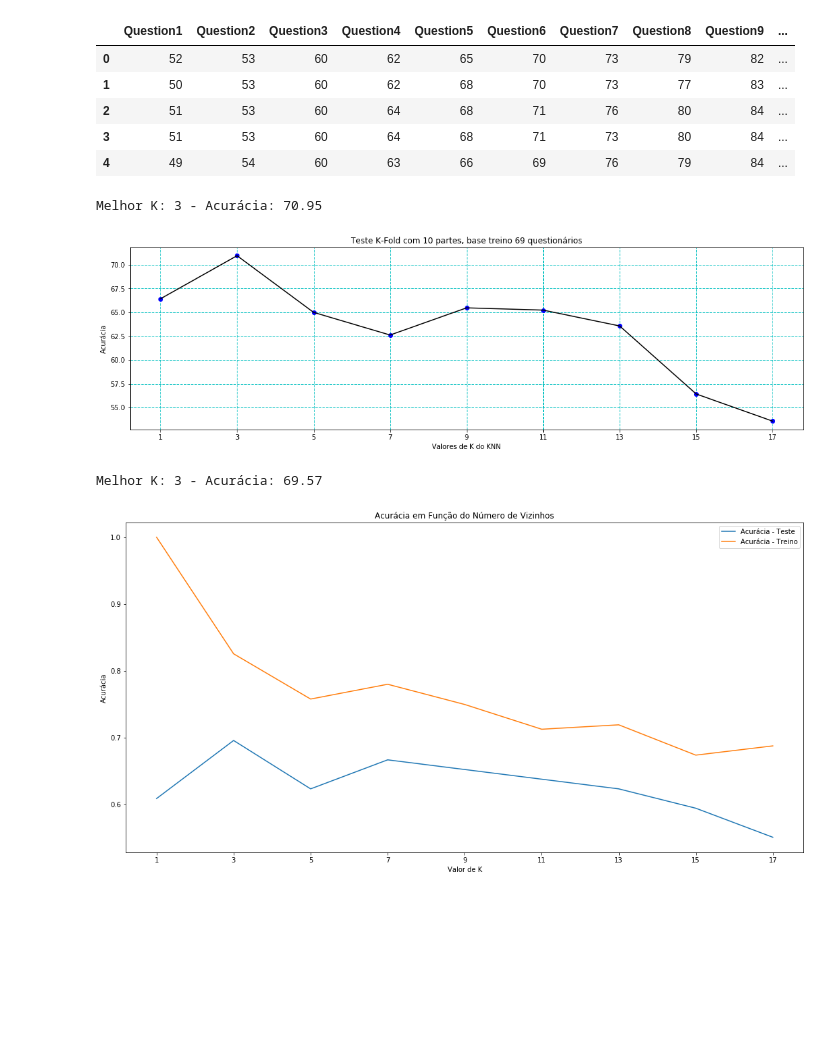
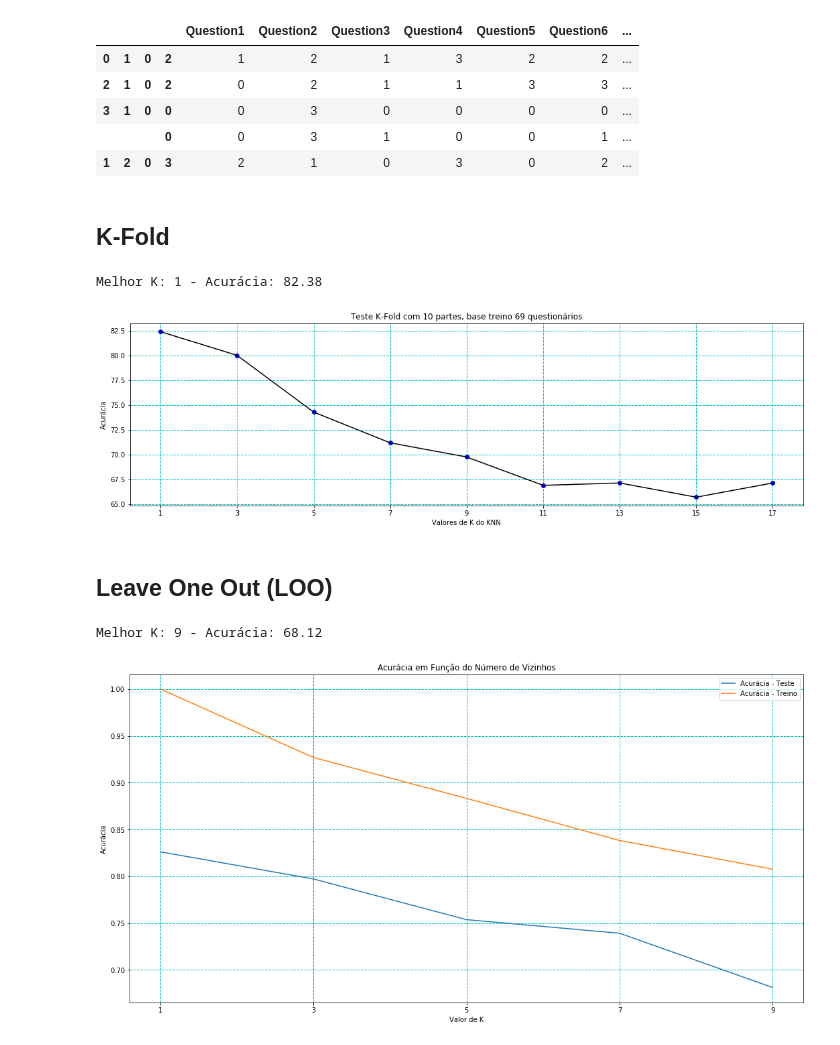
Before and after one commit to rnappi/ftt-tcc, a Jupyter notebook: aplicação/Notebook_real/analise-dados.ipynb, the cells around one changed output. Drawn from its saved outputs; the diff is of its cells as text; code cells hidden in the pictures; blank space fills up the shorter version.

Commit message:
Alterado as alternativas da base para de 0 a 3

```diff
--- a/aplicação/Notebook_real/analise-dados.ipynb
+++ b/aplicação/Notebook_real/analise-dados.ipynb
@@ -7,7 +7,7 @@ from sklearn.model_selection import train_test_split
 from sklearn.neighbors import KNeighborsClassifier
 # %%
 #Carregando Dataset
-df = pd.read_csv('alternativas-real.csv',engine='python', sep=',')
+df = pd.read_csv('base_questoes_de_1_a_4.csv',engine='python', sep=',')
 
 #Analisando Shape da Matriz
 #df.shape
@@ -15,12 +15,12 @@ df = pd.read_csv('alternativas-real.csv',engine='python', sep=',')
 #Lendo 5 primeiras linhas of the dataframe.
 df.head()
 # %% [output]
-|  | Question1 | Question2 | Question3 | Question4 | Question5 | Question6 | Question7 | Question8 | Question9 | ... |
-| 0 | 52 | 53 | 60 | 62 | 65 | 70 | 73 | 79 | 82 | ... |
-| 1 | 50 | 53 | 60 | 62 | 68 | 70 | 73 | 77 | 83 | ... |
-| 2 | 51 | 53 | 60 | 64 | 68 | 71 | 76 | 80 | 84 | ... |
-| 3 | 51 | 53 | 60 | 64 | 68 | 71 | 73 | 80 | 84 | ... |
-| 4 | 49 | 54 | 60 | 63 | 66 | 69 | 76 | 79 | 84 | ... |
+|  |  |  |  | Question1 | Question2 | Question3 | Question4 | Question5 | Question6 | ... |
+| 0 | 1 | 0 | 2 | 1 | 2 | 1 | 3 | 2 | 2 | ... |
+| 2 | 1 | 0 | 2 | 0 | 2 | 1 | 1 | 3 | 3 | ... |
+| 3 | 1 | 0 | 0 | 0 | 3 | 0 | 0 | 0 | 0 | ... |
+|  |  |  | 0 | 0 | 3 | 1 | 0 | 0 | 1 | ... |
+| 1 | 2 | 0 | 3 | 2 | 1 | 0 | 3 | 0 | 2 | ... |
 # %%
 #Separando "Features" e Variável "Target"
 X = df.drop('Content',axis=1).values
@@ -28,6 +28,8 @@ y = df['Content'].values
 
 scaler = StandardScaler()
 X = scaler.fit_transform(X)
+# %% [markdown]
+## K-Fold
 # %%
 #K-FOLD
 from sklearn.model_selection import cross_val_score
@@ -69,13 +71,15 @@ plt.plot(x_ks_utilizado, y_acurracias, 'bo')
 plt.plot(x_ks_utilizado, y_acurracias, 'k-', color='black')
 plt.show()
 # %% [output]
-Melhor K: 3 - Acurácia: 70.95
+Melhor K: 1 - Acurácia: 82.38
-[figure, old version]
+[figure, new version]
+# %% [markdown]
+## Leave One Out (LOO)
 # %%
 #Leave One Out (LOO)
 from sklearn.model_selection import LeaveOneOut
 
-neighbors = range(1,18,2)
+neighbors = range(1,10,2)
 train_accuracy_mean = []
 test_accuracy_mean = []
 test_accuracy_max = 0
@@ -91,35 +95,37 @@ for i in neighbors:
 
         knn = KNeighborsClassifier(n_neighbors=i)
         knn.fit(X_train,y_train)
 
         #Calculando acurácia para conjunto de treinamento
         train_accuracy[test] = knn.score(X_train, y_train)
 
         #Calculando acurácia para conjunto de teste
         test_accuracy[test] = knn.score(X_test, y_test)
 
     train_accuracy_mean.append(train_accuracy.mean())
     test_accuracy_mean.append(test_accuracy.mean())
 
-    if np.amax(test_accuracy_mean) > test_accuracy_max:
-        best_k = i
-        test_accuracy_max = test_accuracy.mean()
+    if i > 1:
+        if (np.amax(test_accuracy_mean) > test_accuracy_max):
+            best_k = i
+            test_accuracy_max = test_accuracy.mean()
 
 train_accuracy_mean = np.array(train_accuracy_mean)
 test_accuracy_mean = np.array(test_accuracy_mean)
 
 print(f"Melhor K: {best_k} - Acurácia: {round(test_accuracy_max * 100, 2)}")
 
 #Generate plot
 plt.figure(figsize=(18, 9)) #Tamanho figura
+plt.grid(color='c', linestyle='--', linewidth=1)
 plt.title('Acurácia em Função do Número de Vizinhos')
 plt.xlabel('Valor de K')
 plt.xticks(range(1, 18, 2))
 plt.ylabel('Acurácia')
 plt.plot(neighbors, test_accuracy_mean, label='Acurácia - Teste')
 plt.plot(neighbors, train_accuracy_mean, label='Acurácia - Treino')
 plt.legend()
 plt.show()
 # %% [output]
-Melhor K: 3 - Acurácia: 69.57
+Melhor K: 9 - Acurácia: 68.12
-[figure, old version]
+[figure, new version]
```
Also changed, not shown: 2 other files.
